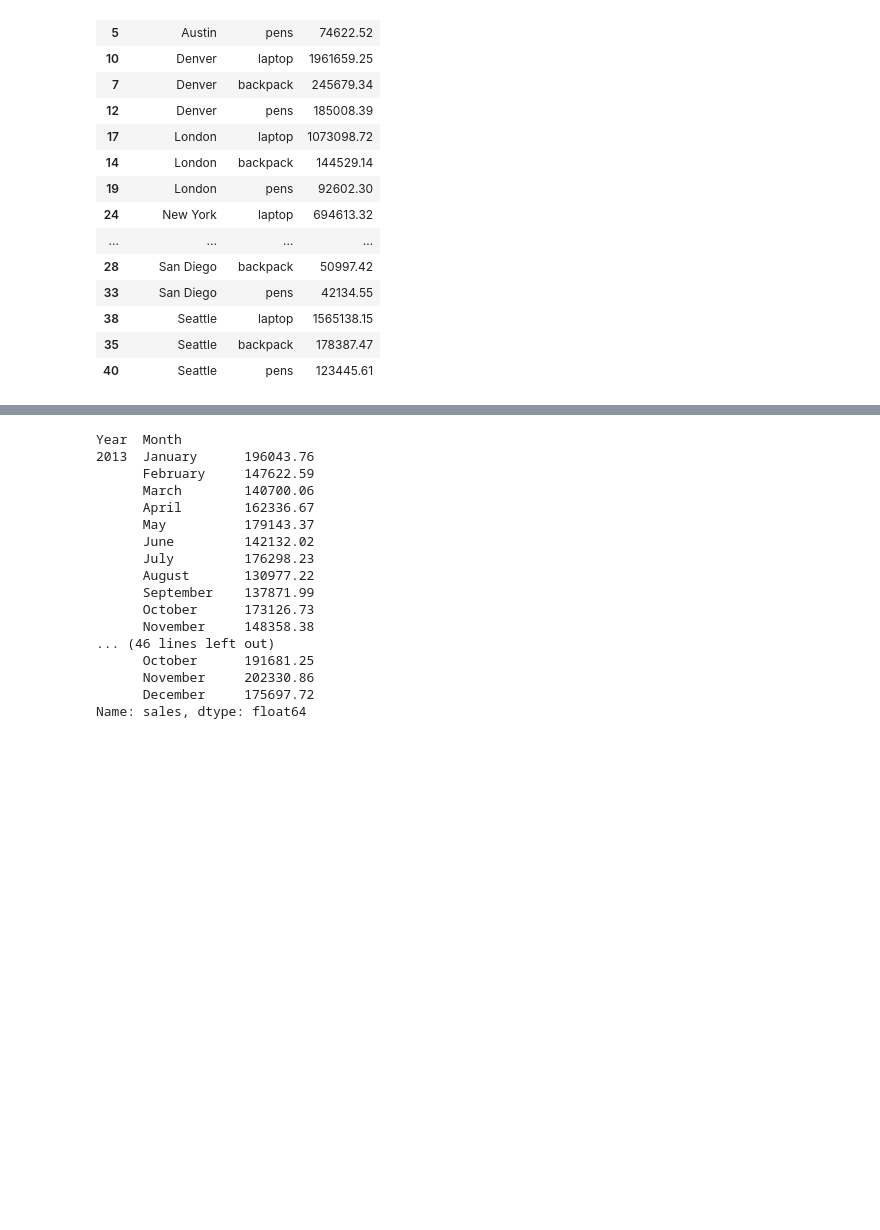
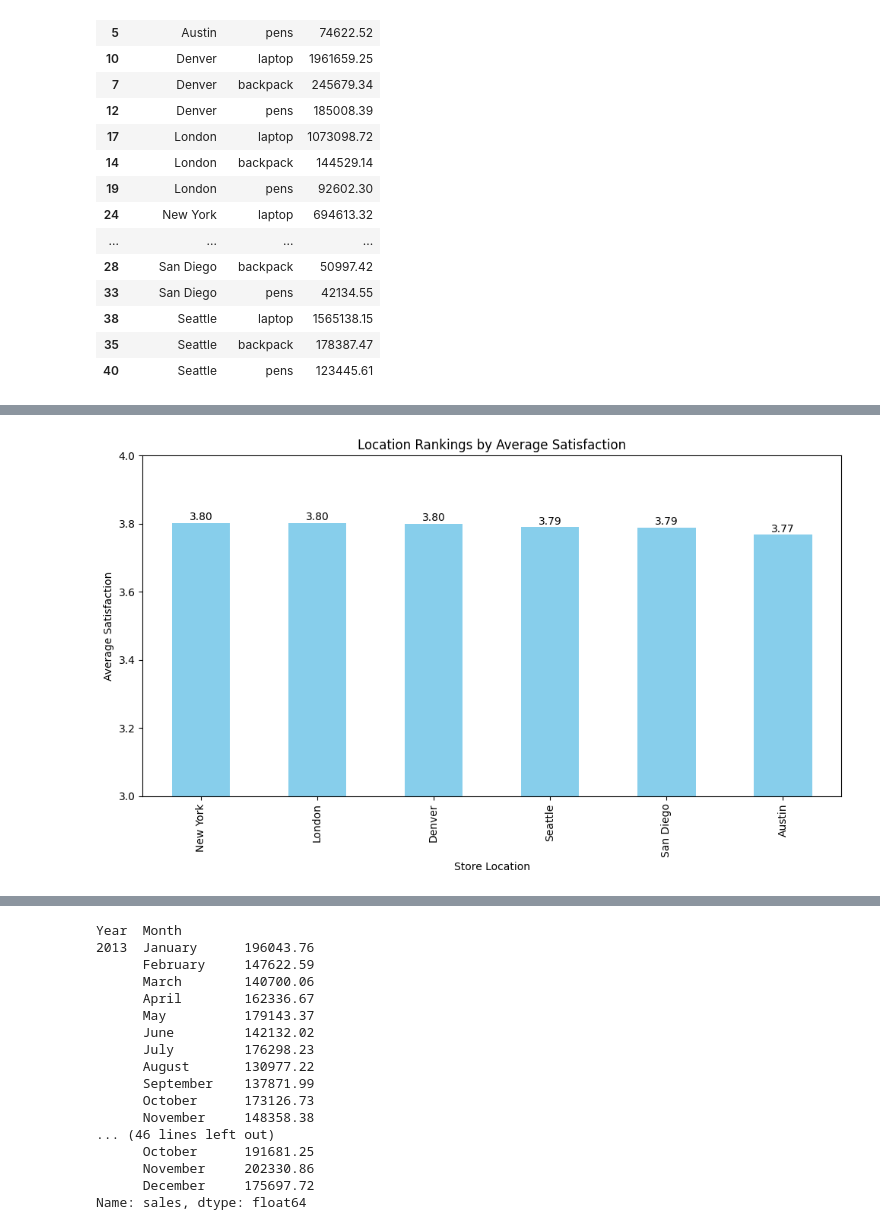
Before and after one commit to sawzwe/bigdata_project3, a Jupyter notebook: project_3.ipynb, the cells around one changed output, grey strips where cells are left out. Cells and saved outputs as stored; diff of their text form; code cells hidden in the pictures; blank space fills up the shorter version.

```diff
--- a/project_3.ipynb
+++ b/project_3.ipynb
@@ -127,0 +218,23 @@ top_3_products_by_location
+# %%
+fig, ax = plt.subplots(figsize=(10, 6))
+
+# Plot the location rankings
+location_ranking.plot(kind='bar', ax=ax, color='skyblue')
+
+# Set y-axis limit to start from 3
+ax.set_ylim(3, 4)
+
+# Set axis labels and title
+ax.set_xlabel('Store Location')
+ax.set_ylabel('Average Satisfaction')
+ax.set_title('Location Rankings by Average Satisfaction')
+
+# Add labels to the bars
+for i, v in enumerate(location_ranking):
+    ax.text(i, v + 0.01, f'{v:.2f}', ha='center', va='bottom', fontsize=10)
+
+# Show the plot
+plt.tight_layout()
+plt.show()
+# %% [output]
+[figure, added]
```
Also changed, not shown: parts of 21 cells of this notebook, 1 other file.
